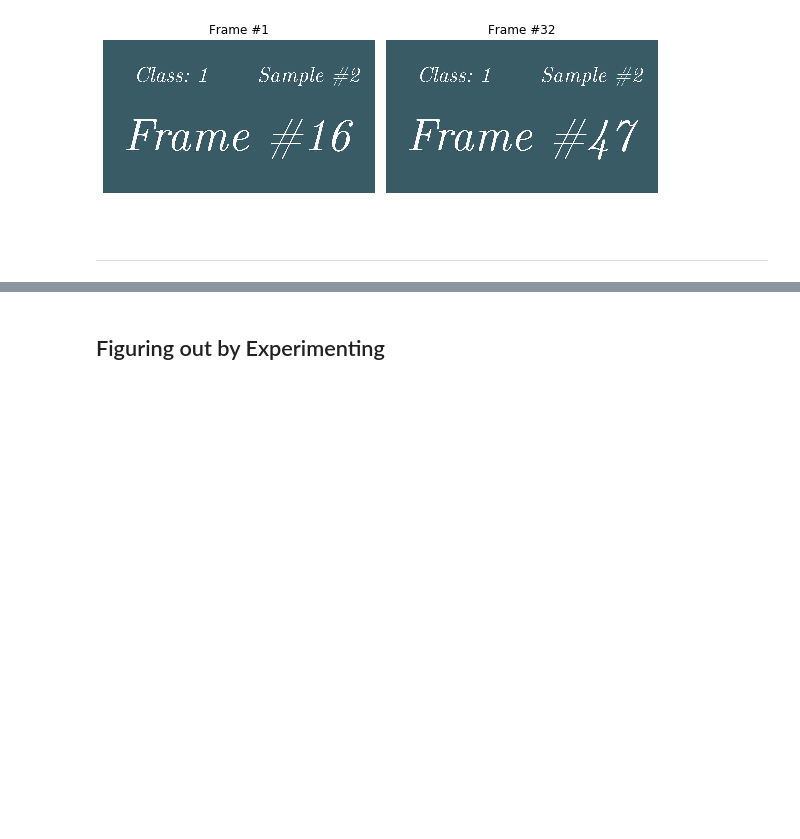
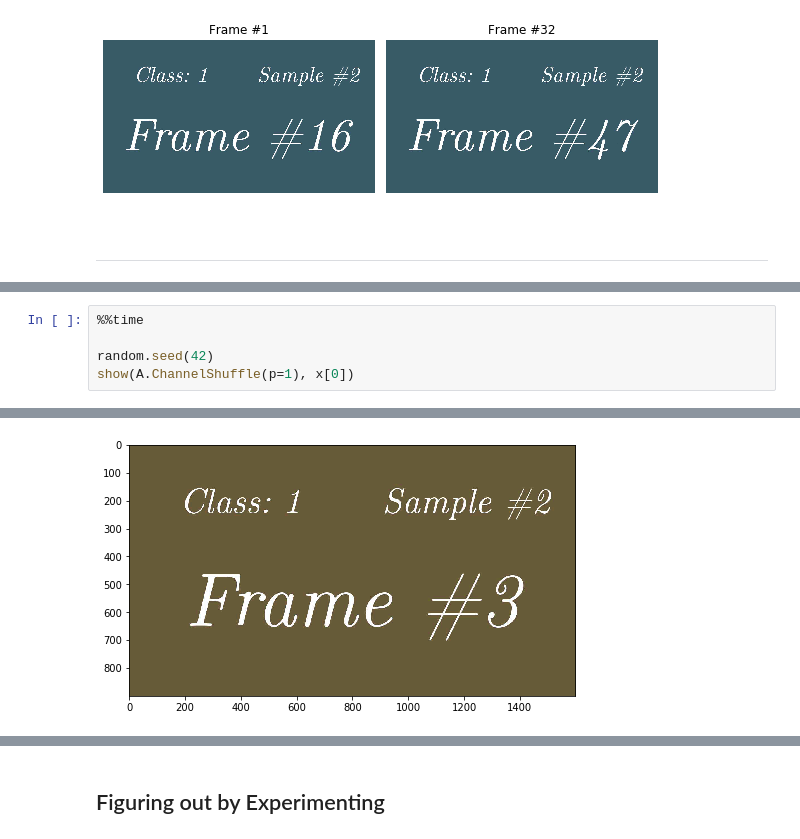
Before and after one commit to rsomani95/video-classification, a Jupyter notebook: notebooks/understanding-the-pieces.ipynb, the cells around one changed output, grey strips where cells are left out. Saved outputs shown, nothing was run; the diff lists cells and outputs as text; blank space fills up the shorter version.

```diff
--- a/notebooks/understanding-the-pieces.ipynb
+++ b/notebooks/understanding-the-pieces.ipynb
@@ -278,0 +343,6 @@ plot_adjacent(data[16][0])
+# %%
+%%time
+
+random.seed(42)
+show(A.ChannelShuffle(p=1), x[0])
+# %% [output]
@@ -278,0 +351 @@ plot_adjacent(data[16][0])
+[figure, added]
```
Also changed, not shown: parts of 28 cells of this notebook.
